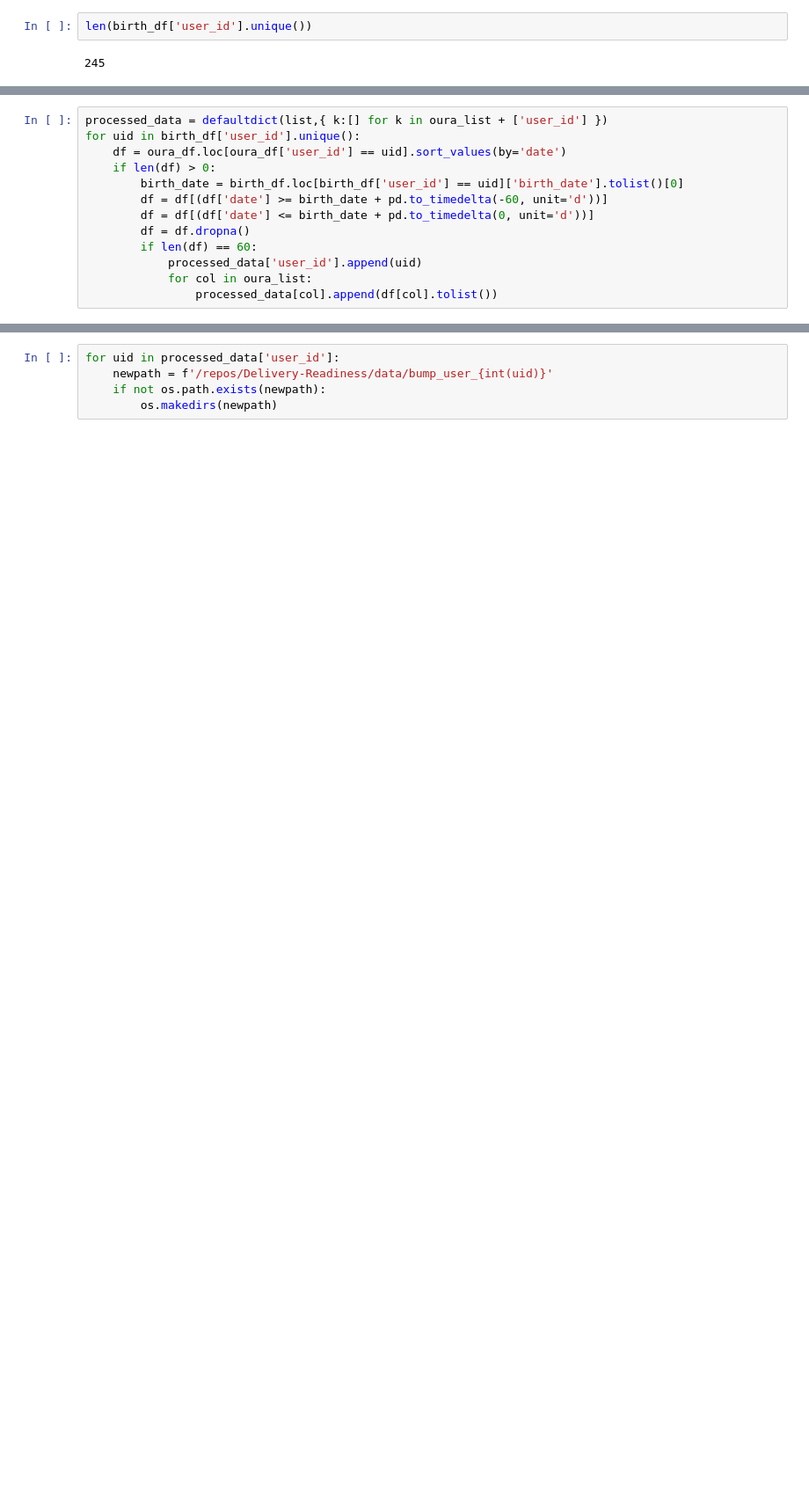
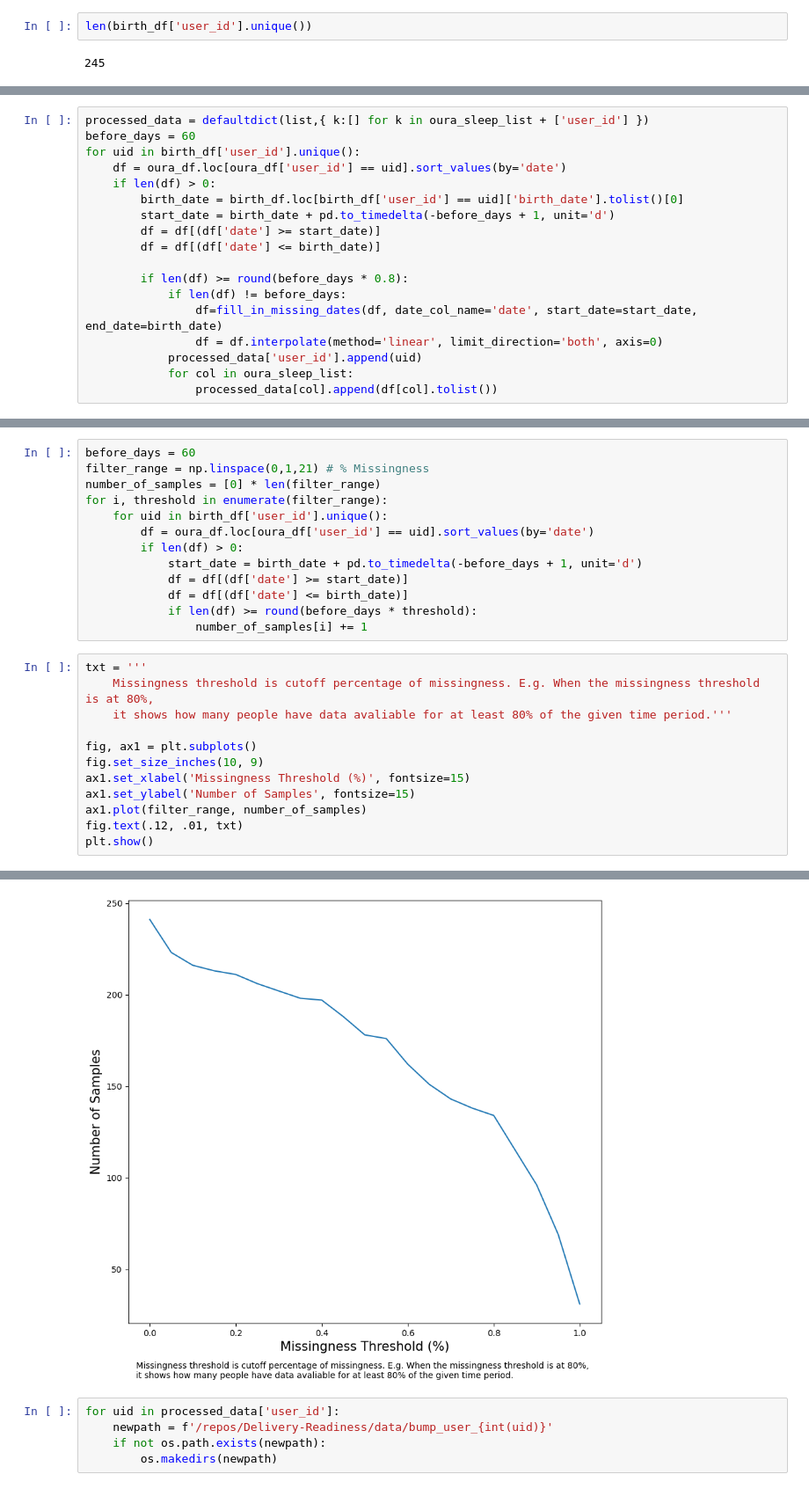
Before and after one commit to smilejennyyu/Delivery-Readiness, a Jupyter notebook: delivery_data_processing.ipynb, the cells around one changed output, grey strips where cells are left out. Shown at 88% size. Cells and saved outputs as stored; diff of their text form; blank space fills up the shorter version.

```diff
--- a/delivery_data_processing.ipynb
+++ b/delivery_data_processing.ipynb
@@ -56,14 +65,19 @@ plot_data_frequency(birth_df, oura_df, start=14, end=0, title='Oura Data - Wave
 # %%
-processed_data = defaultdict(list,{ k:[] for k in oura_list + ['user_id'] })
+processed_data = defaultdict(list,{ k:[] for k in oura_sleep_list + ['user_id'] })
+before_days = 60
 for uid in birth_df['user_id'].unique():
     df = oura_df.loc[oura_df['user_id'] == uid].sort_values(by='date')
     if len(df) > 0:
         birth_date = birth_df.loc[birth_df['user_id'] == uid]['birth_date'].tolist()[0]
-        df = df[(df['date'] >= birth_date + pd.to_timedelta(-60, unit='d'))]
-        df = df[(df['date'] <= birth_date + pd.to_timedelta(0, unit='d'))]
-        df = df.dropna()
-        if len(df) == 60:
+        start_date = birth_date + pd.to_timedelta(-before_days + 1, unit='d')
+        df = df[(df['date'] >= start_date)]
+        df = df[(df['date'] <= birth_date)]
+
+        if len(df) >= round(before_days * 0.8):
+            if len(df) != before_days:
+                df=fill_in_missing_dates(df, date_col_name='date', start_date=start_date, end_date=birth_date)
+                df = df.interpolate(method='linear', limit_direction='both', axis=0)
             processed_data['user_id'].append(uid)
-            for col in oura_list:
+            for col in oura_sleep_list:
                 processed_data[col].append(df[col].tolist())
 # %%
@@ -72,0 +85,26 @@ len(processed_data['user_id'])
+# %%
+before_days = 60
+filter_range = np.linspace(0,1,21) # % Missingness
+number_of_samples = [0] * len(filter_range)
+for i, threshold in enumerate(filter_range):
+    for uid in birth_df['user_id'].unique():
+        df = oura_df.loc[oura_df['user_id'] == uid].sort_values(by='date')
+        if len(df) > 0:
+            start_date = birth_date + pd.to_timedelta(-before_days + 1, unit='d')
+            df = df[(df['date'] >= start_date)]
+            df = df[(df['date'] <= birth_date)]
+            if len(df) >= round(before_days * threshold):
+                number_of_samples[i] += 1
+# %%
+txt = '''
+    Missingness threshold is cutoff percentage of missingness. E.g. When the missingness threshold is at 80%,
+    it shows how many people have data avaliable for at least 80% of the given time period.'''
+
+fig, ax1 = plt.subplots()
+fig.set_size_inches(10, 9)
+ax1.set_xlabel('Missingness Threshold (%)', fontsize=15)
+ax1.set_ylabel('Number of Samples', fontsize=15)
+ax1.plot(filter_range, number_of_samples)
+fig.text(.12, .01, txt)
+plt.show()
+# %% [output]
@@ -73,3 +112,4 @@ len(processed_data['user_id'])
+[figure, added]
 # %%
 for uid in processed_data['user_id']:
     newpath = f'/repos/Delivery-Readiness/data/bump_user_{int(uid)}'
```
Also changed, not shown: parts of 9 cells of this notebook, 4 other files.
